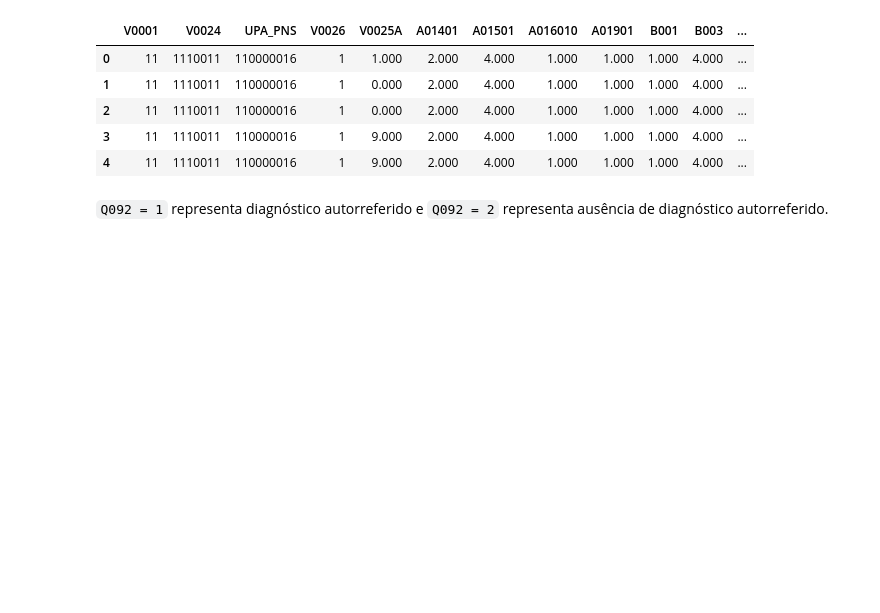
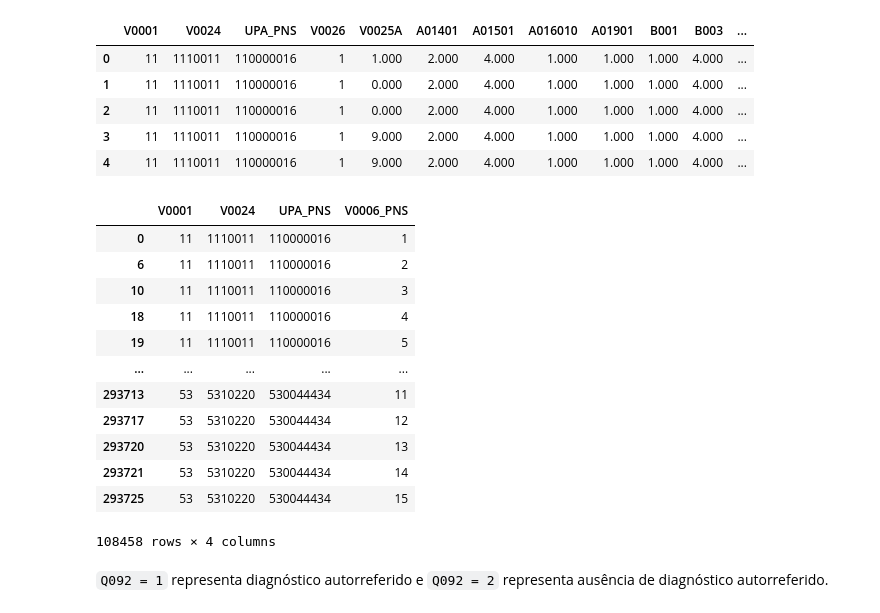
Before and after one commit to toni-cav/Analise_SIICUSP, a Jupyter notebook: exploratorio_comparacao_completa_quatro_grupos_phq9.ipynb, the cells around one changed output. Saved outputs shown, nothing was run; the diff lists cells and outputs as text; code cells hidden in the pictures; blank space fills up the shorter version.

```diff
--- a/exploratorio_comparacao_completa_quatro_grupos_phq9.ipynb
+++ b/exploratorio_comparacao_completa_quatro_grupos_phq9.ipynb
@@ -189,12 +189,34 @@ Formato inicial: (293726, 90)
 | 2 | 11 | 1110011 | 110000016 | 1 | 0.000 | 2.000 | 4.000 | 1.000 | 1.000 | 1.000 | 4.000 | ... |
 | 3 | 11 | 1110011 | 110000016 | 1 | 9.000 | 2.000 | 4.000 | 1.000 | 1.000 | 1.000 | 4.000 | ... |
 | 4 | 11 | 1110011 | 110000016 | 1 | 9.000 | 2.000 | 4.000 | 1.000 | 1.000 | 1.000 | 4.000 | ... |
+# %%
+dados = pd.read_csv(
+    arquivo_2019,
+    sep=",",
+    low_memory=False,
+)
 # %%
 for coluna in dados.columns:
     dados[coluna] = pd.to_numeric(
         dados[coluna],
         errors="coerce",
     )
+# %%
+dados.iloc[:, :4].drop_duplicates()
+# %% [output]
+|  | V0001 | V0024 | UPA_PNS | V0006_PNS |
+| 0 | 11 | 1110011 | 110000016 | 1 |
+| 6 | 11 | 1110011 | 110000016 | 2 |
+| 10 | 11 | 1110011 | 110000016 | 3 |
+| 18 | 11 | 1110011 | 110000016 | 4 |
+| 19 | 11 | 1110011 | 110000016 | 5 |
+| ... | ... | ... | ... | ... |
+| 293713 | 53 | 5310220 | 530044434 | 11 |
+| 293717 | 53 | 5310220 | 530044434 | 12 |
+| 293720 | 53 | 5310220 | 530044434 | 13 |
+| 293721 | 53 | 5310220 | 530044434 | 14 |
+| 293725 | 53 | 5310220 | 530044434 | 15 |
+108458 rows × 4 columns
 # %% [markdown]
 `Q092 = 1` representa diagnóstico autorreferido e `Q092 = 2` representa ausência de diagnóstico autorreferido.
 # %%
```
Also changed, not shown: parts of 4 cells of this notebook.
